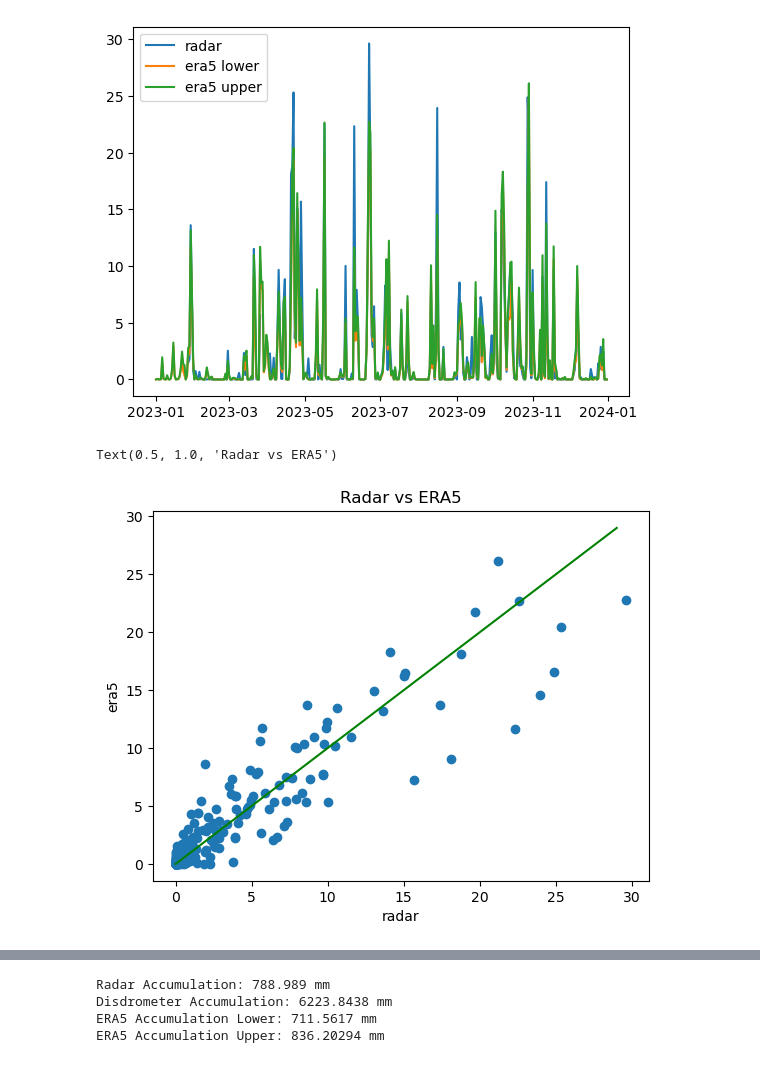
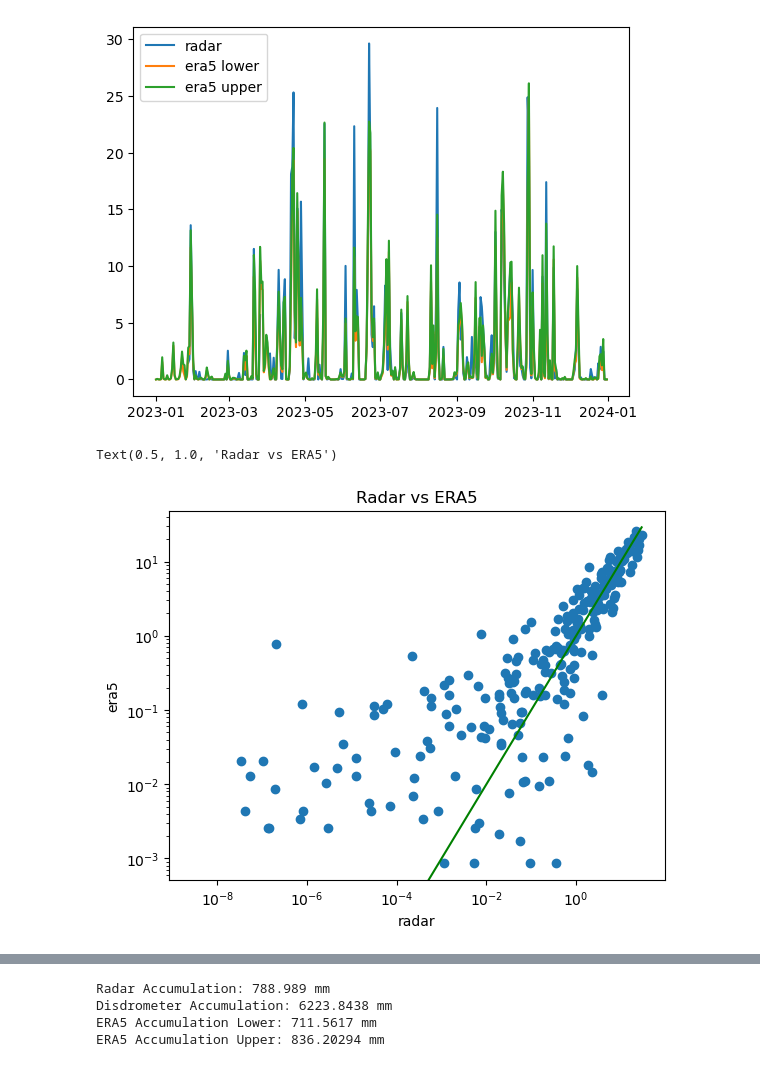
Before and after one commit to Troll-Observing-Network/neumayer-snowfall, a Jupyter notebook: MonthlyAccum.ipynb, the cells around one changed output, grey strips where cells are left out. Saved outputs shown, nothing was run; the diff lists cells and outputs as text; code cells hidden in the pictures.

```diff
--- a/MonthlyAccum.ipynb
+++ b/MonthlyAccum.ipynb
@@ -166,9 +167,12 @@ plt.legend()
 # %%
 plt.scatter(allAccum[:, 0], accum_daily_high)
 plt.ylabel('era5')
 plt.xlabel('radar')
 plt.plot(np.arange(0, 30), np.arange(0, 30), c='green')
+plt.gca().set_xscale("log")
+plt.gca().set_yscale("log")
+
 plt.title("Radar vs ERA5")
 # %% [output]
 Text(0.5, 1.0, 'Radar vs ERA5')
-[figure, old version]
+[figure, new version]
```
Also changed, not shown: parts of 6 cells of this notebook, 2 other files.
